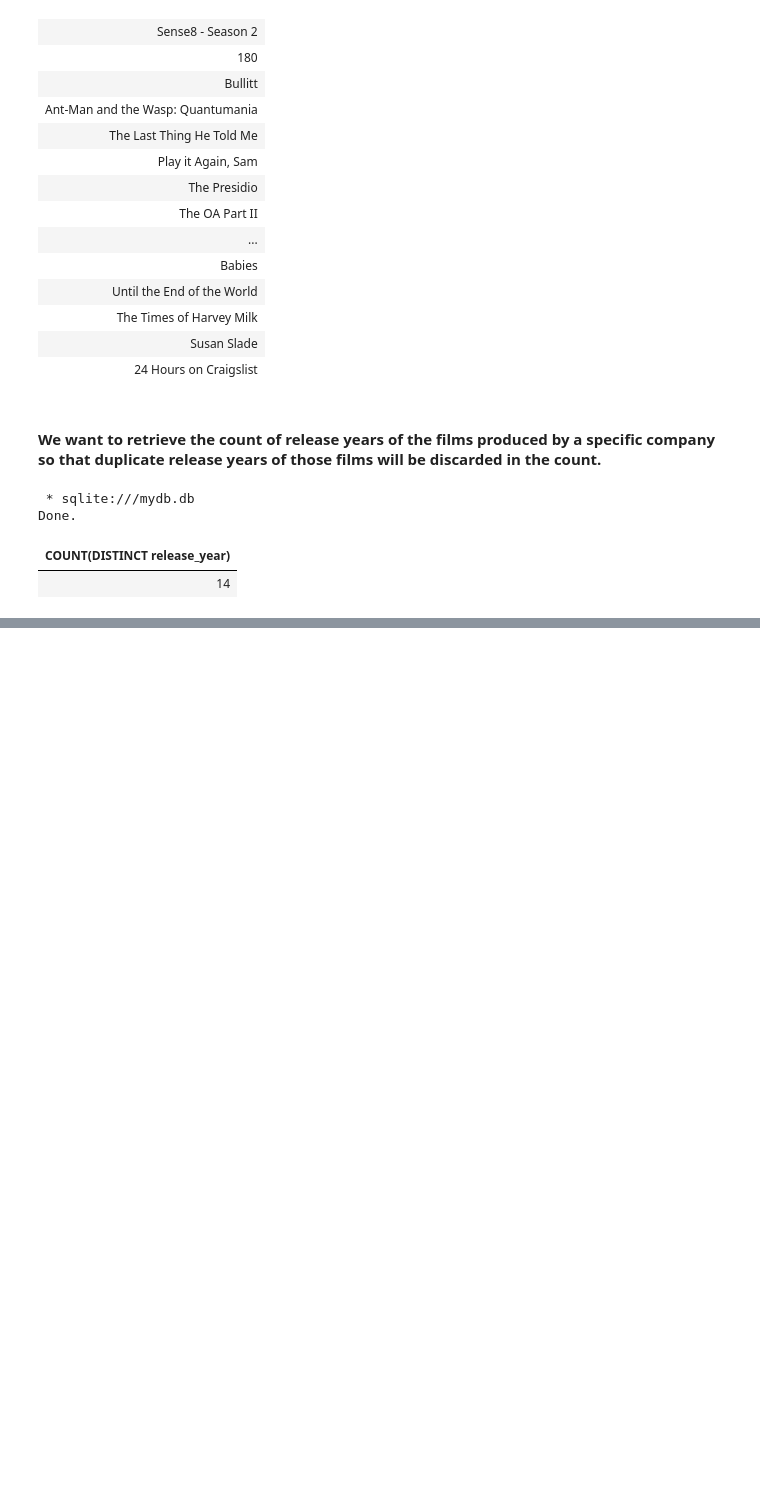
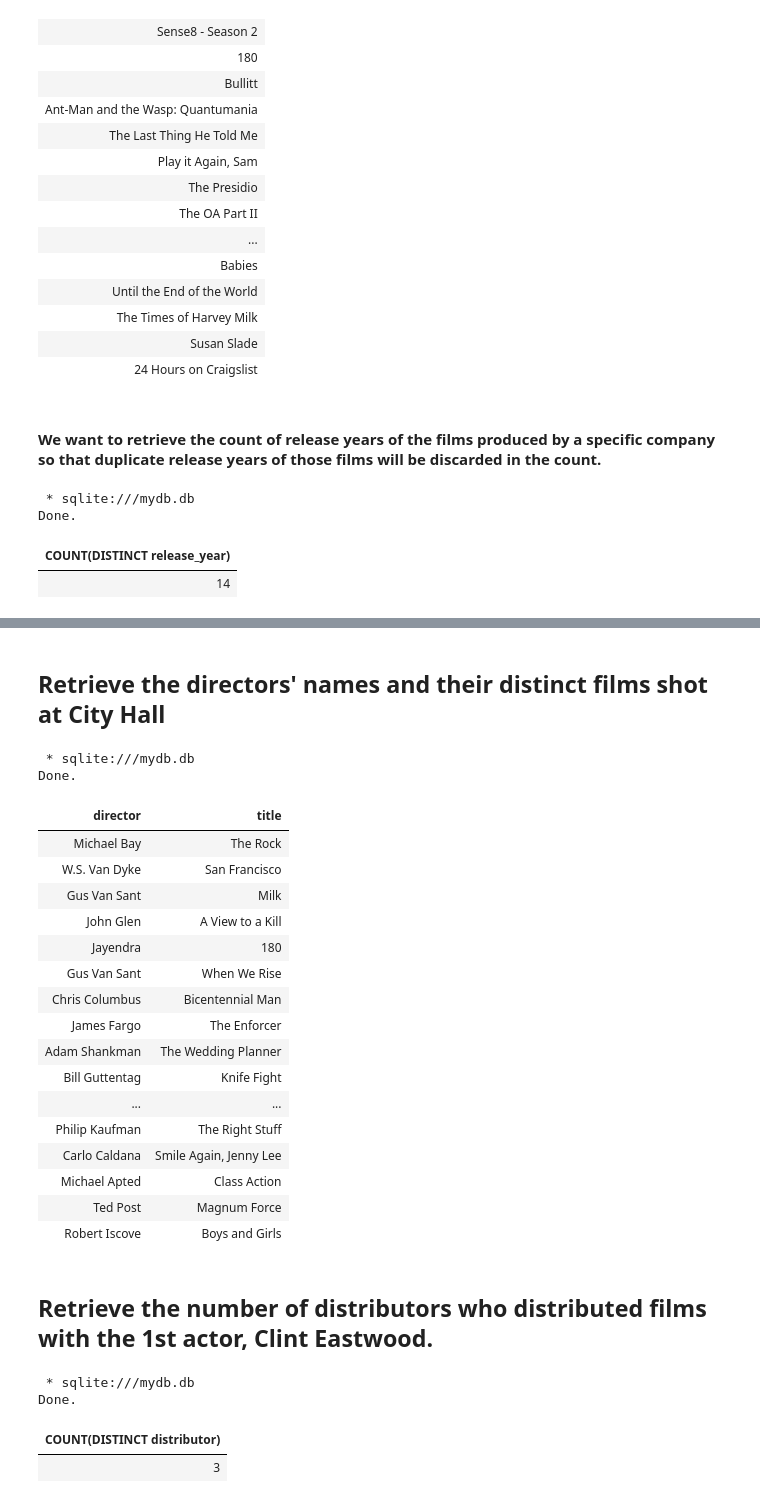
Before and after one commit to alirezaghorbani1983/IBM-DATA-SCIENCE, a Jupyter notebook: sql_new/sql_queries.ipynb, the cells around one changed output, grey strips where cells are left out. Drawn from its saved outputs; the diff is of its cells as text; code cells hidden in the pictures; blank space fills up the shorter version.

```diff
--- a/sql_new/sql_queries.ipynb
+++ b/sql_new/sql_queries.ipynb
@@ -210,0 +291,35 @@ Done.
+# %% [markdown]
+## Retrieve the directors' names and their distinct films shot at City Hall
+# %%
+%%sql
+SELECT DISTINCT director, title FROM FilmLocations WHERE locations = "City Hall";
+# %% [output]
+ * sqlite:///mydb.db
+Done.
+| director | title |
+| Michael Bay | The Rock |
+| W.S. Van Dyke | San Francisco |
+| Gus Van Sant | Milk |
+| John Glen | A View to a Kill |
+| Jayendra | 180 |
+| Gus Van Sant | When We Rise |
+| Chris Columbus | Bicentennial Man |
+| James Fargo | The Enforcer |
+| Adam Shankman | The Wedding Planner |
+| Bill Guttentag | Knife Fight |
+| ... | ... |
+| Philip Kaufman | The Right Stuff |
+| Carlo Caldana | Smile Again, Jenny Lee |
+| Michael Apted | Class Action |
+| Ted Post | Magnum Force |
+| Robert Iscove | Boys and Girls |
+# %% [markdown]
+## Retrieve the number of distributors who distributed films with the 1st actor, Clint Eastwood.
+# %%
+%%sql
+SELECT COUNT(DISTINCT distributor) FROM FilmLocations WHERE actor_1 = "Clint Eastwood";
+# %% [output]
+ * sqlite:///mydb.db
+Done.
+| COUNT(DISTINCT distributor) |
+| 3 |
```
Also changed, not shown: parts of 14 cells of this notebook, 1 other file.
